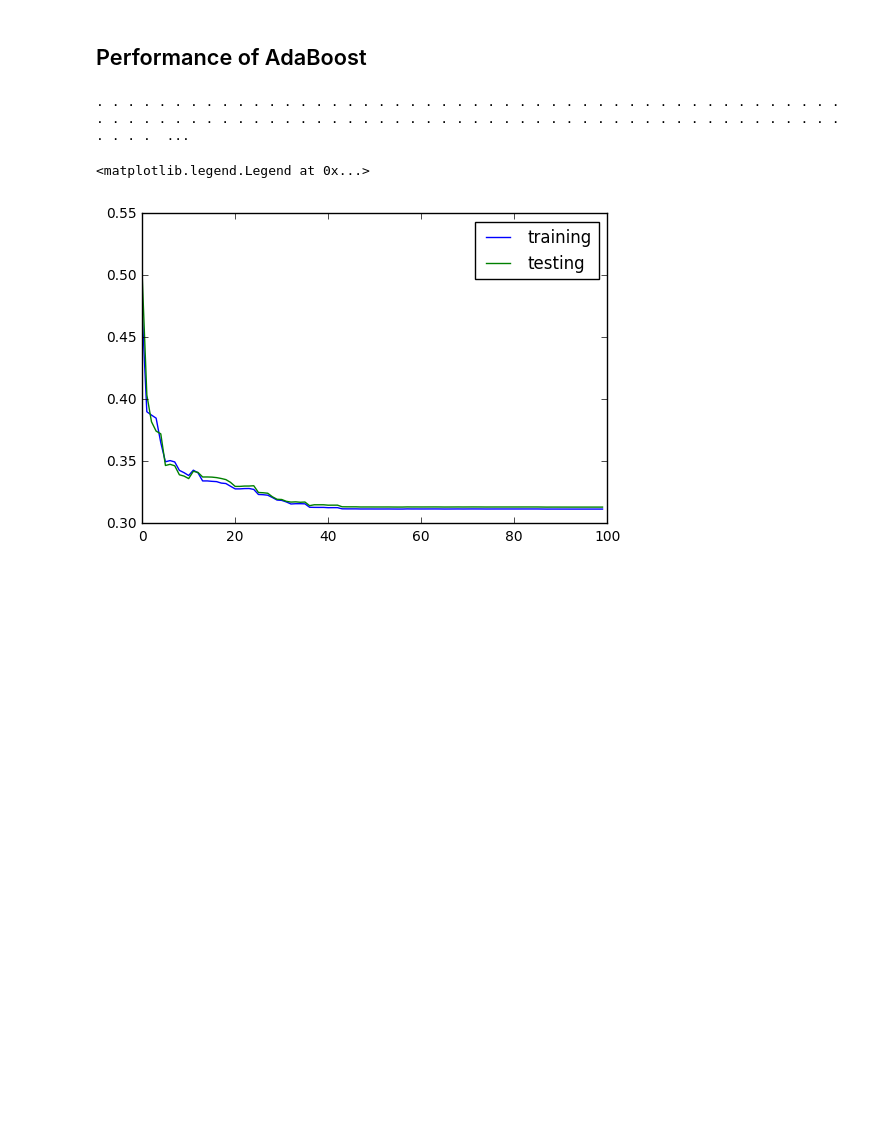
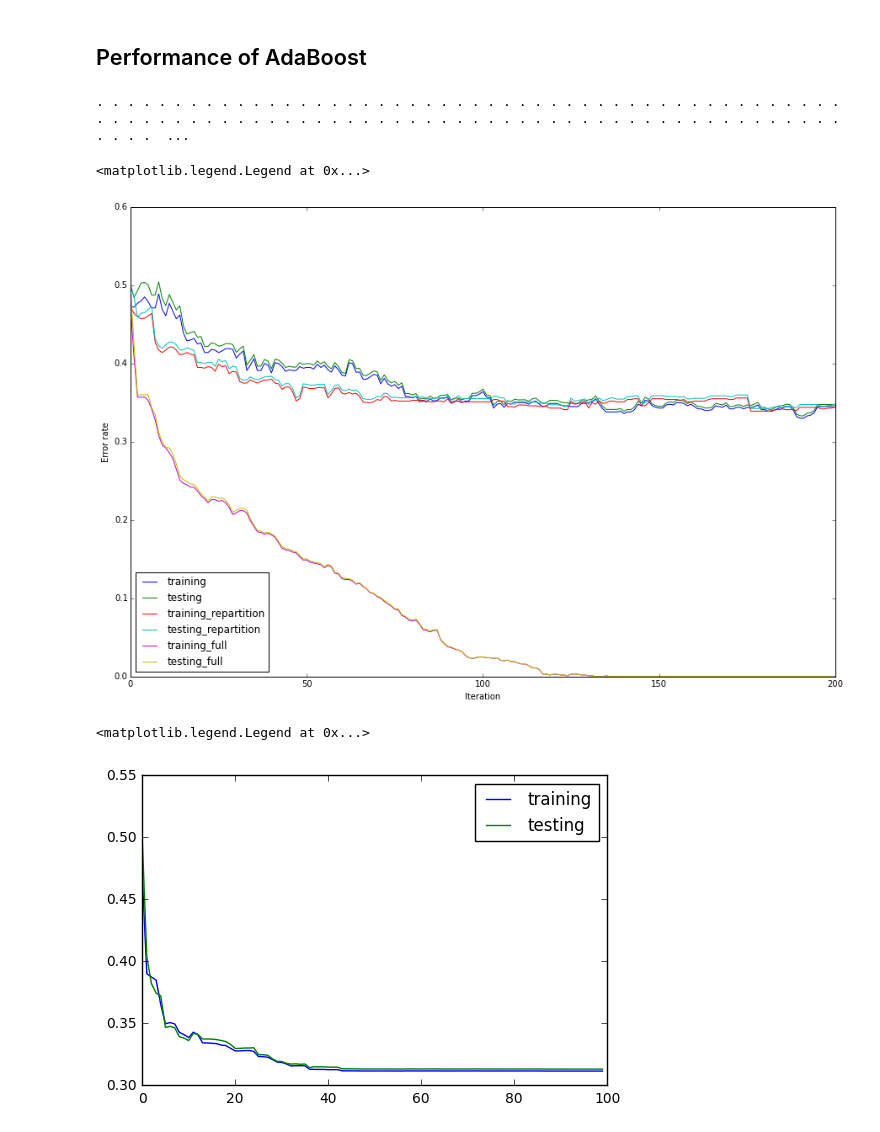
Before and after one commit to harisyammnv/pyboost, a Jupyter notebook: higgs.ipynb, the cells around one changed output. Drawn from its saved outputs; the diff is of its cells as text; code cells hidden in the pictures; blank space fills up the shorter version.

Commit message:
compared different sample strategies

```diff
--- a/higgs.ipynb
+++ b/higgs.ipynb
@@ -15,3 +15,16 @@ X_train, X_test, y_train, y_test = pickle.load(open("../experiments/higgs/data/h
 # X_train, X_test, y_train, y_test = pickle.load(open("../../higgs-data-1p.pickle"))
 y_train = [y + y - 1 for y in y_train]
 y_test = [y + y - 1 for y in y_test]
+# %%
+import numpy as np
+from numpy.random import choice
+
+train_sample = choice(len(y_train), size=int(len(y_train) * 0.01), replace=False)
+test_sample = choice(len(y_test), size=int(len(y_test) * 0.01), replace=False)
+
+X_train = np.array(X_train)[train_sample]
+y_train = np.array(y_train)[train_sample]
+X_test = np.array(X_test)[test_sample]
+y_test = np.array(y_test)[test_sample]
+
+len(y_train), len(y_test)
@@ -19,6 +34,6 @@ y_test = [y + y - 1 for y in y_test]
 X = sc.parallelize(X_train)
 y = sc.parallelize(y_train)
 # %%
-num_round = 80
+num_round = 200
 # %%
 adaboost = pb.run_adtree_adaboost(sc, y, X, T=num_round, quiet=True)
@@ -62,2 +42,2 @@ KeyboardInterrupt:
 # %%
-adaboost = pb.run_adtree_full_adaboost(sc, y, X, T=num_round, quiet=False)
+adaboost_f = pb.run_adtree_full_adaboost(sc, y, X, T=num_round, quiet=True)
@@ -157,6 +118,8 @@ def test_improve(nodes):
 ## Performance of AdaBoost
 # %%
 (accuracy_train, auc_train), (accuracy_test, auc_test) = test_improve(adaboost)
+(accuracy_train_r, auc_train_r), (accuracy_test_r, auc_test_r) = test_improve(adaboost_r)
+(accuracy_train_f, auc_train_f), (accuracy_test_f, auc_test_f) = test_improve(adaboost_f)
 # %% [output]
 . . . . . . . . . . . . . . . . . . . . . . . . . . . . . . . . . . . . . . . . . . . . . . . . . . . . . . . . . . . . . . . . . . . . . . . . . . . . . . . . . . . . . . . . . . . . . . . . . . . .  ...
 # %%
@@ -165,6 +128,24 @@ pickle.dump(((accuracy_train, auc_train), (accuracy_test, auc_test)), open("resu
 import pickle
 
 (accuracy_train, auc_train), (accuracy_test, auc_test) = pickle.load(open("result/adaboost_trend.pkl"))
+# %%
+%matplotlib inline
+from matplotlib import pyplot as plt
+
+f = lambda ts: map(lambda t: 1.0 - t, ts)
+plt.figure(figsize=(15, 10))
+plt.plot(f(accuracy_train), label="training")
+plt.plot(f(accuracy_test), label="testing")
+plt.plot(f(accuracy_train_r), label="training_repartition")
+plt.plot(f(accuracy_test_r), label="testing_repartition")
+plt.plot(f(accuracy_train_f), label="training_full")
+plt.plot(f(accuracy_test_f), label="testing_full")
+plt.xlabel("Iteration")
+plt.ylabel("Error rate")
+plt.legend(loc="lower left")
+# %% [output]
+<matplotlib.legend.Legend at 0x...>
+[figure, added]
 # %%
 %matplotlib inline
 from matplotlib import pyplot as plt
```
Also changed, not shown: parts of 6 cells of this notebook, 4 other files.
